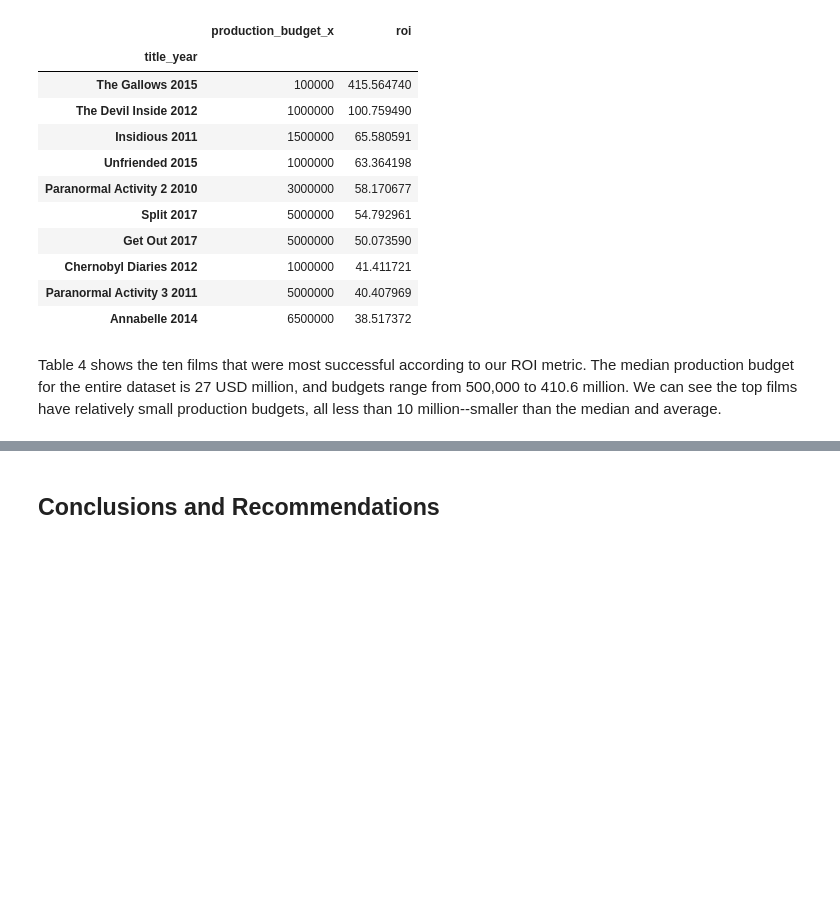
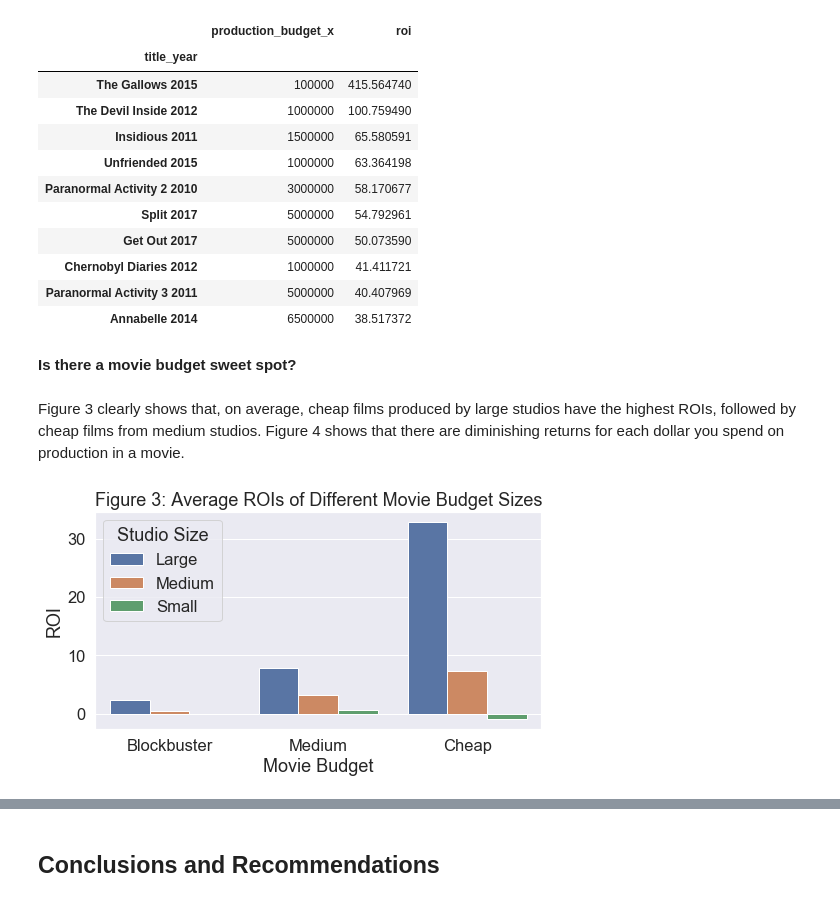
Before and after one commit to StevenDye/FIS-Mod1-Project, a Jupyter notebook: project/Narrative.ipynb, the cells around one changed output, grey strips where cells are left out. Cells and saved outputs as stored; diff of their text form; code cells hidden in the pictures; blank space fills up the shorter version.

Commit message:
Finished adding visuals and completed technical and narrative summaries.

```diff
--- a/project/Narrative.ipynb
+++ b/project/Narrative.ipynb
@@ -159,5 +161,17 @@ final_df.pivot_table(values = ['roi', 'production_budget_x'], index = 'title_yea
 | Chernobyl Diaries 2012 | 1000000 | 41.411721 |
 | Paranormal Activity 3 2011 | 5000000 | 40.407969 |
 | Annabelle 2014 | 6500000 | 38.517372 |
-# %% [markdown]
-Table 4 shows the ten films that were most successful according to our ROI metric. The median production budget for the entire dataset is 27 USD million, and budgets range from 500,000 to 410.6 million. We can see the top films have relatively small production budgets, all less than 10 million--smaller than the median and average.
+# %% [markdown]
+**Is there a movie budget sweet spot?**
+# %% [markdown]
+Figure 3 clearly shows that, on average, cheap films produced by large studios have the highest ROIs, followed by cheap films from medium studios. Figure 4 shows that there are diminishing returns for each dollar you spend on production in a movie.
+# %%
+sns.set(font_scale=1.5)
+plt.figure(figsize=(8, 4))
+sns.barplot(x='movie_budget_size', y='roi', data=final_df, hue='studio_size',ci=None)
+plt.xlabel('Movie Budget')
+plt.ylabel('ROI')
+plt.legend(loc='upper left', title='Studio Size')
+plt.title('Figure 3: Average ROIs of Different Movie Budget Sizes');
+# %% [output]
+[figure, added]
```
Also changed, not shown: parts of 5 cells of this notebook, 1 other file.
